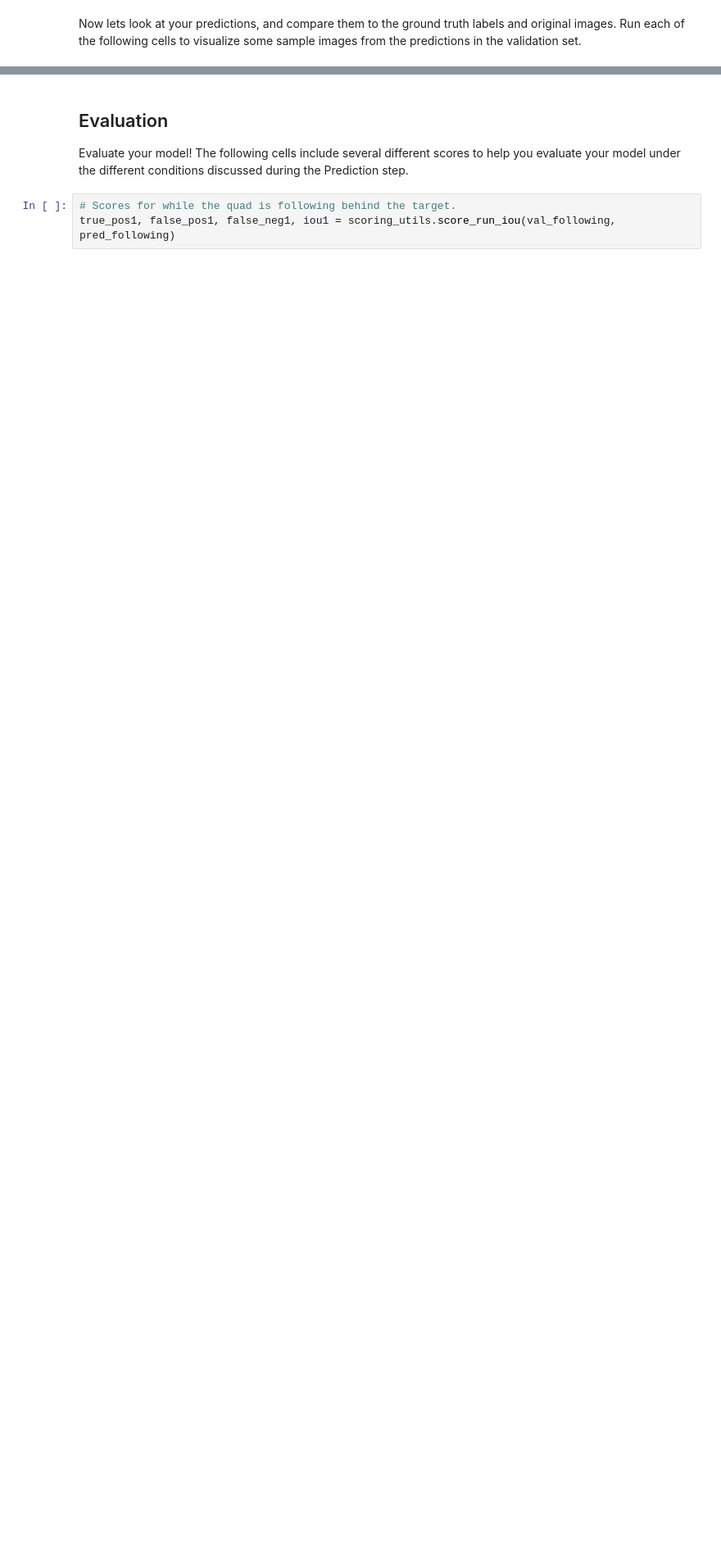
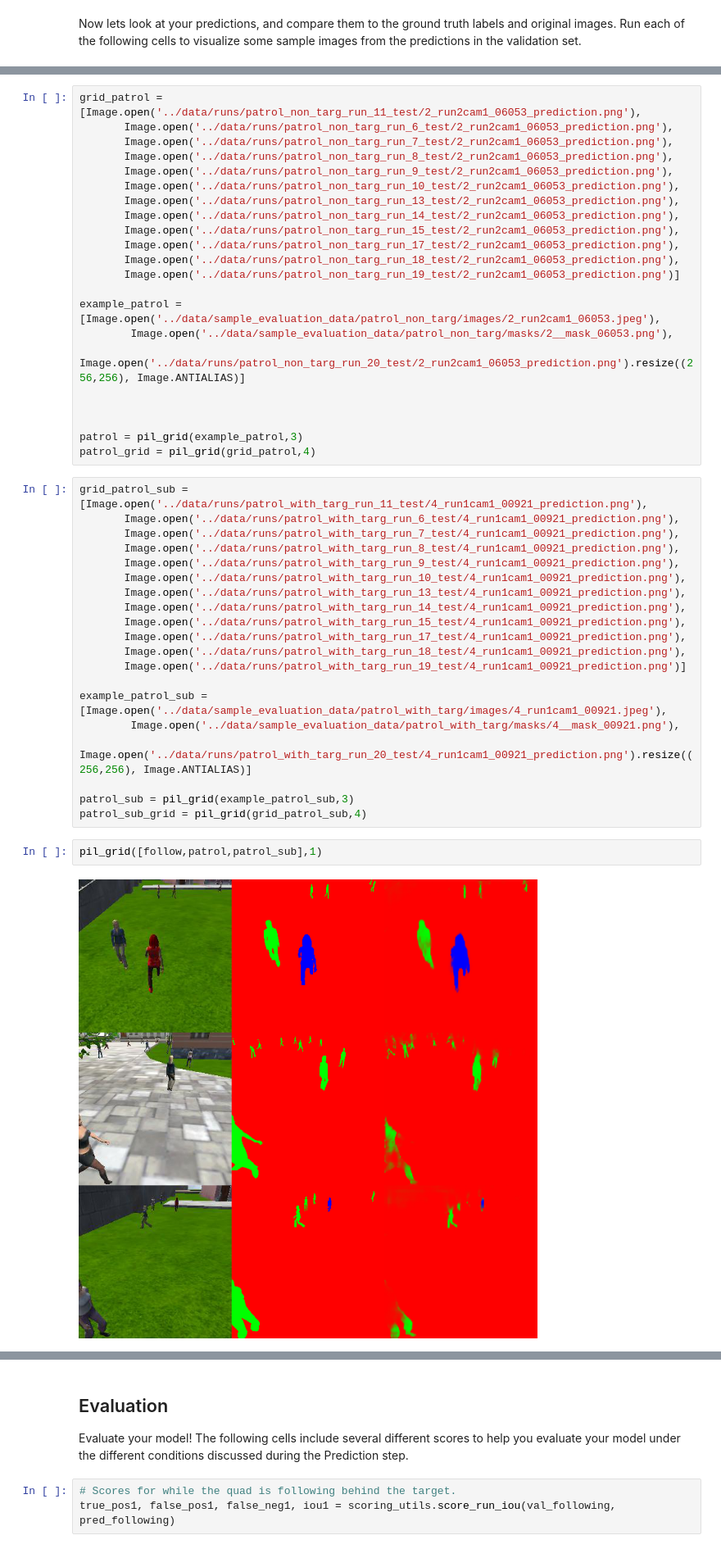
Before and after one commit to HbirdJ/RoboticsND, a Jupyter notebook: RoboND-DeepLearning-Project/code/model_training.ipynb, the cells around one changed output, grey strips where cells are left out. Shown at 82% size. Cells and saved outputs as stored; diff of their text form; blank space fills up the shorter version.

Commit message:
Writup and data complete

```diff
--- a/RoboND-DeepLearning-Project/code/model_training.ipynb
+++ b/RoboND-DeepLearning-Project/code/model_training.ipynb
@@ -344,0 +352,46 @@ for i in range(3):
+# %%
+grid_patrol = [Image.open('../data/runs/patrol_non_targ_run_11_test/2_run2cam1_06053_prediction.png'),
+       Image.open('../data/runs/patrol_non_targ_run_6_test/2_run2cam1_06053_prediction.png'),
+       Image.open('../data/runs/patrol_non_targ_run_7_test/2_run2cam1_06053_prediction.png'),
+       Image.open('../data/runs/patrol_non_targ_run_8_test/2_run2cam1_06053_prediction.png'),
+       Image.open('../data/runs/patrol_non_targ_run_9_test/2_run2cam1_06053_prediction.png'),
+       Image.open('../data/runs/patrol_non_targ_run_10_test/2_run2cam1_06053_prediction.png'),
+       Image.open('../data/runs/patrol_non_targ_run_13_test/2_run2cam1_06053_prediction.png'),
+       Image.open('../data/runs/patrol_non_targ_run_14_test/2_run2cam1_06053_prediction.png'),
+       Image.open('../data/runs/patrol_non_targ_run_15_test/2_run2cam1_06053_prediction.png'),
+       Image.open('../data/runs/patrol_non_targ_run_17_test/2_run2cam1_06053_prediction.png'),
+       Image.open('../data/runs/patrol_non_targ_run_18_test/2_run2cam1_06053_prediction.png'),
+       Image.open('../data/runs/patrol_non_targ_run_19_test/2_run2cam1_06053_prediction.png')]
+
+example_patrol = [Image.open('../data/sample_evaluation_data/patrol_non_targ/images/2_run2cam1_06053.jpeg'),
+        Image.open('../data/sample_evaluation_data/patrol_non_targ/masks/2__mask_06053.png'),
+        Image.open('../data/runs/patrol_non_targ_run_20_test/2_run2cam1_06053_prediction.png').resize((256,256), Image.ANTIALIAS)]
+
+
+
+patrol = pil_grid(example_patrol,3)
+patrol_grid = pil_grid(grid_patrol,4)
+# %%
+grid_patrol_sub = [Image.open('../data/runs/patrol_with_targ_run_11_test/4_run1cam1_00921_prediction.png'),
+       Image.open('../data/runs/patrol_with_targ_run_6_test/4_run1cam1_00921_prediction.png'),
+       Image.open('../data/runs/patrol_with_targ_run_7_test/4_run1cam1_00921_prediction.png'),
+       Image.open('../data/runs/patrol_with_targ_run_8_test/4_run1cam1_00921_prediction.png'),
+       Image.open('../data/runs/patrol_with_targ_run_9_test/4_run1cam1_00921_prediction.png'),
+       Image.open('../data/runs/patrol_with_targ_run_10_test/4_run1cam1_00921_prediction.png'),
+       Image.open('../data/runs/patrol_with_targ_run_13_test/4_run1cam1_00921_prediction.png'),
+       Image.open('../data/runs/patrol_with_targ_run_14_test/4_run1cam1_00921_prediction.png'),
+       Image.open('../data/runs/patrol_with_targ_run_15_test/4_run1cam1_00921_prediction.png'),
+       Image.open('../data/runs/patrol_with_targ_run_17_test/4_run1cam1_00921_prediction.png'),
+       Image.open('../data/runs/patrol_with_targ_run_18_test/4_run1cam1_00921_prediction.png'),
+       Image.open('../data/runs/patrol_with_targ_run_19_test/4_run1cam1_00921_prediction.png')]
+
+example_patrol_sub = [Image.open('../data/sample_evaluation_data/patrol_with_targ/images/4_run1cam1_00921.jpeg'),
+        Image.open('../data/sample_evaluation_data/patrol_with_targ/masks/4__mask_00921.png'),
+        Image.open('../data/runs/patrol_with_targ_run_20_test/4_run1cam1_00921_prediction.png').resize((256,256), Image.ANTIALIAS)]
+
+patrol_sub = pil_grid(example_patrol_sub,3)
+patrol_sub_grid = pil_grid(grid_patrol_sub,4)
+# %%
+pil_grid([follow,patrol,patrol_sub],1)
+# %% [output]
+[figure, added]
```
Also changed, not shown: parts of 7 cells of this notebook, 7 other files.
